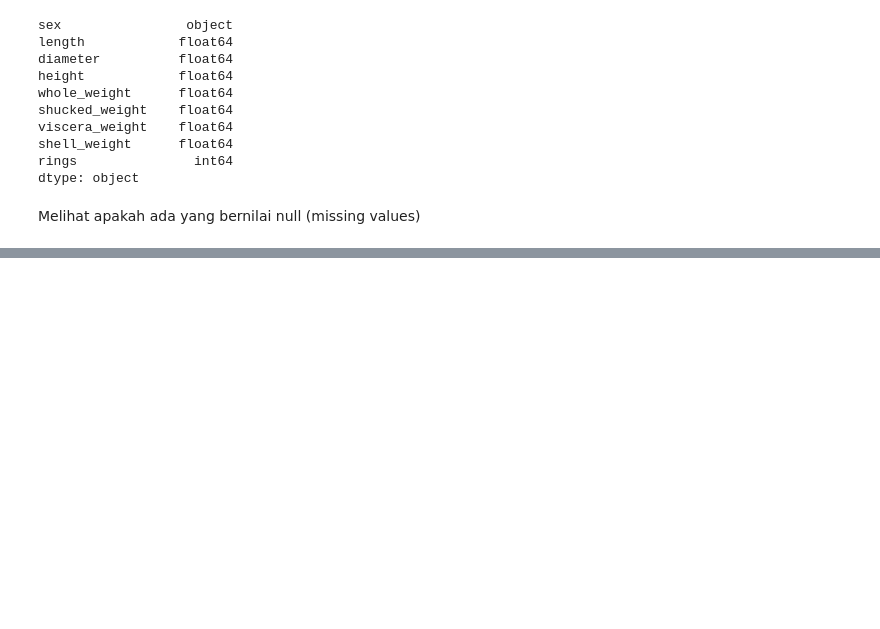
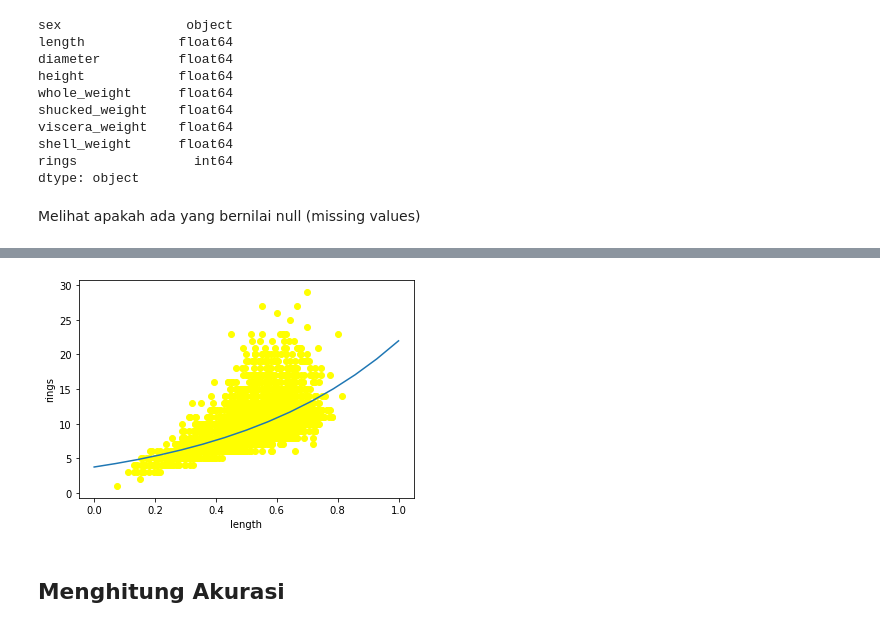
Before and after one commit to nadyadtm/Abalone-Regression, a Jupyter notebook: AbaloneRegression.ipynb, the cells around one changed output, grey strips where cells are left out. Saved outputs shown, nothing was run; the diff lists cells and outputs as text; code cells hidden in the pictures; blank space fills up the shorter version.

```diff
--- a/AbaloneRegression.ipynb
+++ b/AbaloneRegression.ipynb
@@ -43,0 +143,28 @@ Melihat apakah ada yang bernilai null (missing values)
+# %%
+sumxi = x_data.sum()
+sumxi2 = (x_data**2).sum()
+sumyi = np.log(abs(y)).sum()
+sumxiyi = (np.log(abs(y)) * x_data).sum()
+m = train.shape[0]
+
+A = np.array([[m,sumxi],[sumxi,sumxi2]])
+B = np.array([[sumyi],[sumxiyi]])
+
+lnb,a = np.linalg.inv(A)@B
+
+import math
+b = np.exp(lnb)
+# %%
+def f3(a,b,x):
+  return b*np.exp(a*x)
+# %%
+x = np.linspace(0,1,15)
+plt.plot(x,f3(a,b,x))
+plt.scatter(x_data,y,color='yellow')
+plt.xlabel('length')
+plt.ylabel('rings')
+plt.show()
+# %% [output]
+[figure, added]
+# %% [markdown]
+## Menghitung Akurasi
```
Also changed, not shown: parts of 18 cells of this notebook.
